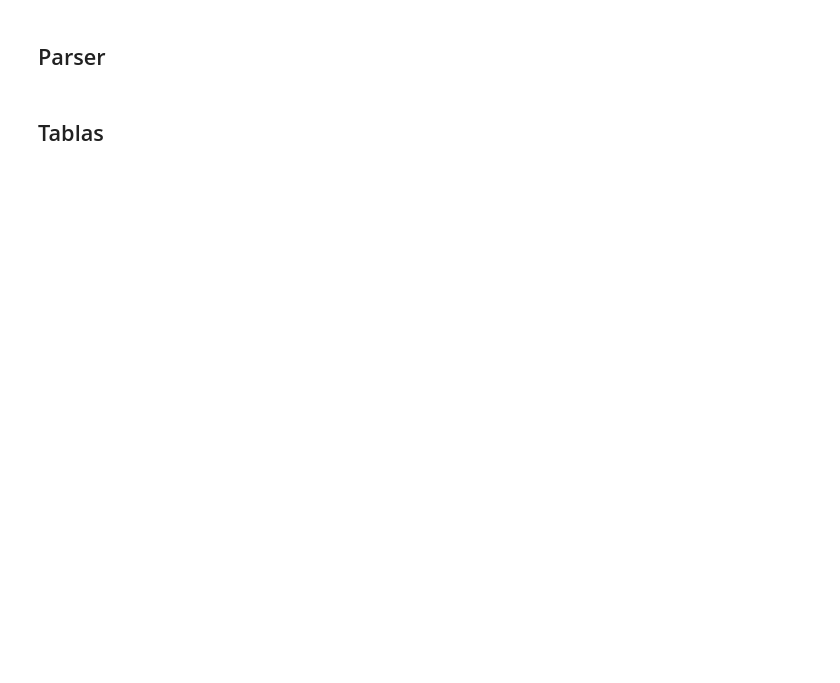
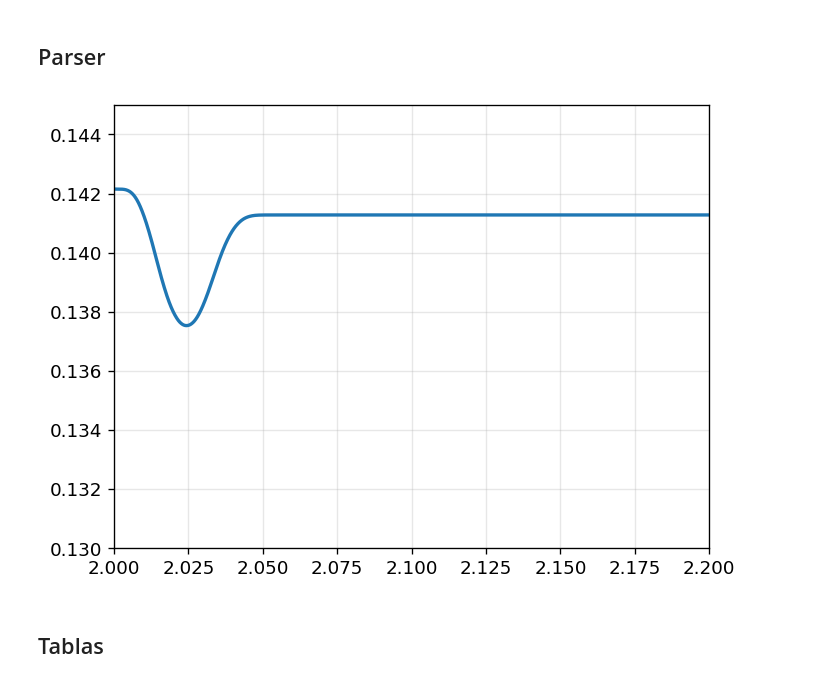
Before and after one commit to psolmor/Validation-of-linear-ion-accelerator, a Jupyter notebook: benchmark.ipynb, the cells around one changed output. Saved outputs shown, nothing was run; the diff lists cells and outputs as text; code cells hidden in the pictures; blank space fills up the shorter version.

```diff
--- a/benchmark.ipynb
+++ b/benchmark.ipynb
@@ -661,6 +661,11 @@ rms_y_opal = sigma_y * 1e3
 
 emmit_x_opal = emit_x_norm * 1e6
 emmit_y_opal = emit_y_norm * 1e6
+
+plt.plot(s_opal, emmit_x_opal)
+plt.xlim(2.0,2.2)
+plt.ylim(0.130,0.145)
+plt.show()
 
 gamma_opal = 1 + E_opal / mass
 betagamma_opal = np.sqrt(gamma_opal**2 - 1)
@@ -820,10 +825,16 @@ tracewin_envelope = np.loadtxt(
     skiprows=1
 )
 
+tracewin_emmit = np.loadtxt(
+    root / "inputs" / "Chart_Normrmsemittances(πmmmrad).txt",
+    skiprows=1
+)
+
 tracewin_lebt_x = np.atleast_2d(tracewin_lebt_x)
 tracewin_lebt_y = np.atleast_2d(tracewin_lebt_y)
 tracewin_trans = np.atleast_2d(tracewin_trans)
 tracewin_envelope = np.atleast_2d(tracewin_envelope)
+tracewin_emmit = np.atleast_2d(tracewin_emmit)
 
 # ------------------------------------------------------------
 # Ejes s
@@ -833,6 +844,7 @@ s_tracewin_x = tracewin_lebt_x[:, 0]
 s_tracewin_y = tracewin_lebt_y[:, 0]
 s_tracewin_N = tracewin_trans[:, 0]
 s_tracewin_envelope = tracewin_envelope[:, 0]
+s_tracewin_emmit = tracewin_emmit[:, 0]
 
 # ------------------------------------------------------------
 # RMS desde Chart
@@ -899,8 +911,8 @@ beta_x_tracewin = tracewin_envelope[:, ENV_BETA_X]
 beta_y_tracewin = tracewin_envelope[:, ENV_BETA_Y]
 
 # En tu archivo actual estas columnas ya están en mrad
-sigma_xp_tracewin = tracewin_envelope[:, ENV_SIGMA_XP_MRAD]  # mrad
-sigma_yp_tracewin = tracewin_envelope[:, ENV_SIGMA_YP_MRAD]  # mrad
+sigma_xp_tracewin = tracewin_envelope[:, ENV_SIGMA_XP_MRAD] * 1000 # mrad
+sigma_yp_tracewin = tracewin_envelope[:, ENV_SIGMA_YP_MRAD] * 1000 # mrad
 
 # Versiones en rad para cálculos internos
 sigma_xp_tracewin_rad = sigma_xp_tracewin * 1e-3
@@ -911,9 +923,34 @@ sigma_px_tracewin = P_tracewin * sigma_xp_tracewin_rad  # MeV/c
 sigma_py_tracewin = P_tracewin * sigma_yp_tracewin_rad  # MeV/c
 
 # ------------------------------------------------------------
-# Emitancias normalizadas usando RMS de las Chart interpolados a envelopes
+# Emitancias normalizadas desde Chart_Normrmsemittances(πmmmrad).txt
+# ------------------------------------------------------------
+# Columnas del archivo:
+#   0 -> Position
+#   1 -> εxx' normalizada [π mm mrad]
+#   2 -> εyy' normalizada [π mm mrad]
+#   3 -> εt
+#
+# Se interpolan sobre la malla de envelopes.txt para mantener compatibilidad
+# con el resto del script. No se recalculan a mano con sigma^2 / beta.
 # ------------------------------------------------------------
 
+emit_x_tracewin_chart = tracewin_emmit[:, 1]  # π mm mrad
+emit_y_tracewin_chart = tracewin_emmit[:, 2]  # π mm mrad
+
+emit_x_tracewin = np.interp(
+    s_tracewin_envelope,
+    s_tracewin_emmit,
+    emit_x_tracewin_chart
+)
+
+emit_y_tracewin = np.interp(
+    s_tracewin_envelope,
+    s_tracewin_emmit,
+    emit_y_tracewin_chart
+)
+
+# RMS interpolados a envelopes.txt: se mantienen para alpha_from_sigma_beta
 rms_x_tracewin_on_env = np.interp(
     s_tracewin_envelope,
     s_tracewin_x,
@@ -925,15 +962,6 @@ rms_y_tracewin_on_env = np.interp(
     s_tracewin_y,
     rms_y_tracewin
 )
-
-sigma_x_tracewin_m = rms_x_tracewin_on_env * 1e-3
-sigma_y_tracewin_m = rms_y_tracewin_on_env * 1e-3
-
-emit_x_tracewin_geom_m = sigma_x_tracewin_m**2 / beta_x_tracewin
-emit_y_tracewin_geom_m = sigma_y_tracewin_m**2 / beta_y_tracewin
-
-emit_x_tracewin = emit_x_tracewin_geom_m * betagamma_tracewin * 1e6  # mm mrad
-emit_y_tracewin = emit_y_tracewin_geom_m * betagamma_tracewin * 1e6  # mm mrad
 
 # ------------------------------------------------------------
 # Alpha aproximado desde beta y derivada de sigma
@@ -988,33 +1016,35 @@ travel_avg = np.loadtxt(
 
 travel_avg = np.atleast_2d(travel_avg)
 
 card_travel = travel_rms[:, 0]
 card_type_travel = travel_rms[:, 1]
 
 s_travel = travel_rms[:, 2]   # m
 
 rms_x_travel = travel_rms[:, 5] * 1e3      # mm
 sigma_xp_travel = travel_rms[:, 6] * 1e3   # mrad
 
 rms_y_travel = travel_rms[:, 7] * 1e3      # mm
 sigma_yp_travel = travel_rms[:, 8] * 1e3   # mrad
 
 sigma_p_travel = travel_rms[:, 13] * 1e3   # MeV/c
 sigma_E_travel = travel_rms[:, 14] * 1e3   # MeV
 
 emit_x_travel = travel_rms[:, 17] * 1e6    # mm mrad
 emit_y_travel = travel_rms[:, 20] * 1e6    # mm mrad
 
 alpha_x_travel = travel_rms[:, 27]
 beta_x_travel = travel_rms[:, 28]
 
 alpha_y_travel = travel_rms[:, 29]
 beta_y_travel = travel_rms[:, 30]
 
 N_travel = travel_avg[:, 3]  # %
 
 E_travel = np.mean(travel_all_particles[:, 5])  # MeV
 P_travel = np.sqrt(E_travel * (E_travel + 2 * mass))  # MeV/c
+# %% [output]
+[figure, added]
 # %% [markdown]
 ## Tablas
 # %%
```
Also changed, not shown: parts of 4 cells of this notebook, 17 other files.
